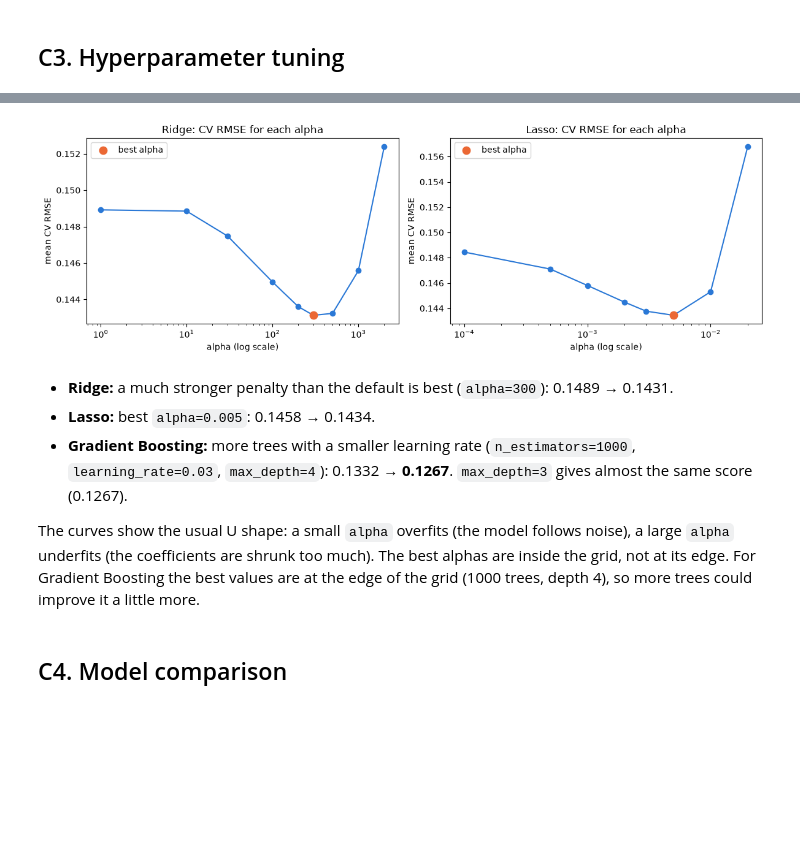
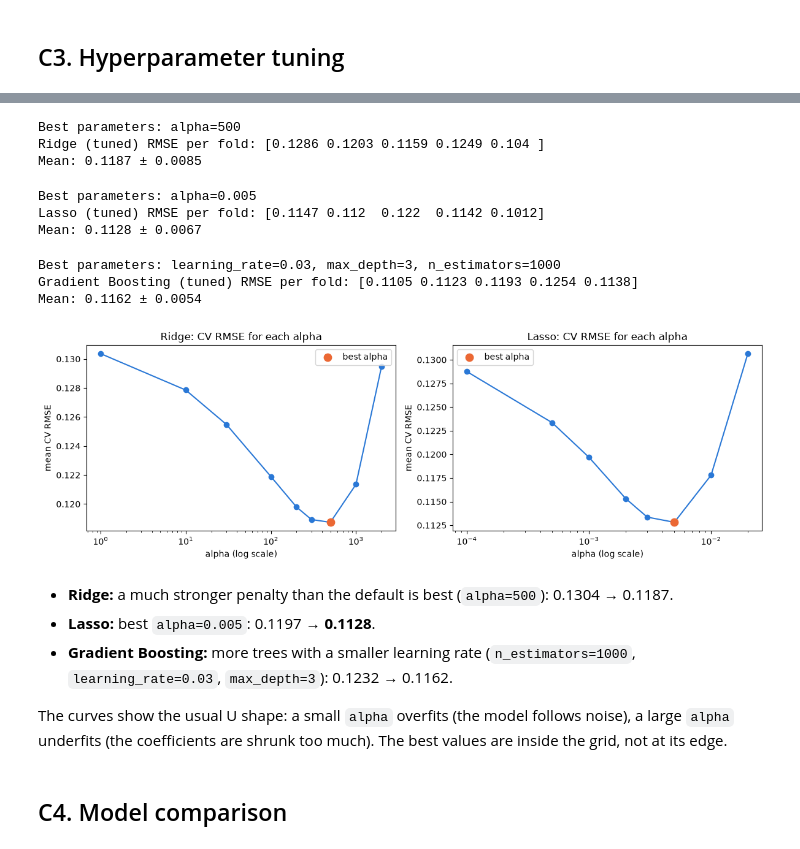
Before and after one commit to barxudaryangor/house-prices-gor-barkhudaryan, a Jupyter notebook: notebooks/02_Models.ipynb, the cells around one changed output, grey strips where cells are left out. Saved outputs shown, nothing was run; the diff lists cells and outputs as text; code cells hidden in the pictures; blank space fills up the shorter version.

```diff
--- a/notebooks/02_Models.ipynb
+++ b/notebooks/02_Models.ipynb
@@ -344,34 +177,79 @@ Mean Gradient Boosting (tuned) RMSE: 0.1267
+# %%
+from sklearn.model_selection import GridSearchCV
+
+
+def tune(model_name, model, param_grid):
+    search = GridSearchCV(model, param_grid, cv=cv, scoring="neg_root_mean_squared_error", n_jobs=-1)
+    search.fit(X, y)
+
+    best = search.best_index_
+    fold_rmse = np.array([-search.cv_results_[f"split{k}_test_score"][best] for k in range(5)])
+    params = ", ".join(f"{key.split('__')[-1]}={value}" for key, value in search.best_params_.items())
+
+    print("Best parameters:", params)
+    add_result(model_name, "tuned", fold_rmse, params)
+    return search
+# %%
+ridge_search = tune(
+    "Ridge",
+    make_pipeline(StandardScaler(), Ridge()),
+    {"ridge__alpha": [1, 10, 30, 100, 200, 300, 500, 1000, 2000]},
+)
+# %% [output]
+Best parameters: alpha=500
+Ridge (tuned) RMSE per fold: [0.1286 0.1203 0.1159 0.1249 0.104 ]
+Mean: 0.1187 ± 0.0085
+# %%
+lasso_search = tune(
+    "Lasso",
+    make_pipeline(StandardScaler(), Lasso(max_iter=50000)),
+    {"lasso__alpha": [0.0001, 0.0005, 0.001, 0.002, 0.003, 0.005, 0.01, 0.02]},
+)
+# %% [output]
+Best parameters: alpha=0.005
+Lasso (tuned) RMSE per fold: [0.1147 0.112  0.122  0.1142 0.1012]
+Mean: 0.1128 ± 0.0067
+# %%
+boosting_search = tune(
+    "Gradient Boosting",
+    GradientBoostingRegressor(subsample=0.8, random_state=42),
+    {
+        "n_estimators": [300, 1000],
+        "learning_rate": [0.03, 0.1],
+        "max_depth": [2, 3, 4],
+    },
+)
+# %% [output]
+Best parameters: learning_rate=0.03, max_depth=3, n_estimators=1000
+Gradient Boosting (tuned) RMSE per fold: [0.1105 0.1123 0.1193 0.1254 0.1138]
+Mean: 0.1162 ± 0.0054
 # %%
 fig, axes = plt.subplots(1, 2, figsize=(12, 4))
 
-for ax, name, alpha_results, best_alpha in [
-    (axes[0], "Ridge", ridge_results, best_ridge_alpha),
-    (axes[1], "Lasso", lasso_results, best_lasso_alpha),
-]:
-    alphas = [alpha for alpha, fold_errors in alpha_results]
-    mean_rmse = [fold_errors.mean() for alpha, fold_errors in alpha_results]
-
-    ax.plot(alphas, mean_rmse, marker="o", color="#2a78d6")
-    ax.scatter(best_alpha, min(mean_rmse), s=80, color="#eb6834", zorder=3, label="best alpha")
+for ax, search, name in [(axes[0], ridge_search, "ridge"), (axes[1], lasso_search, "lasso")]:
+    alphas = search.cv_results_[f"param_{name}__alpha"].data.astype(float)
+    rmse = -search.cv_results_["mean_test_score"]
+    ax.plot(alphas, rmse, marker="o", color="#2a78d6")
+    ax.scatter(search.best_params_[f"{name}__alpha"], -search.best_score_, s=80, color="#eb6834", zorder=3,
+               label="best alpha")
     ax.set_xscale("log")
-    ax.set_title(f"{name}: CV RMSE for each alpha")
+    ax.set_title(f"{name.capitalize()}: CV RMSE for each alpha")
     ax.set_xlabel("alpha (log scale)")
     ax.set_ylabel("mean CV RMSE")
     ax.legend()
 
 plt.tight_layout()
 fig.savefig(figures_dir / "07_regularization_tuning.png", dpi=120)
 plt.show()
 # %% [output]
-[figure, old version]
+[figure, new version]
 # %% [markdown]
-- **Ridge:** a much stronger penalty than the default is best (`alpha=300`): 0.1489 → 0.1431.
-- **Lasso:** best `alpha=0.005`: 0.1458 → 0.1434.
+- **Ridge:** a much stronger penalty than the default is best (`alpha=500`): 0.1304 → 0.1187.
+- **Lasso:** best `alpha=0.005`: 0.1197 → **0.1128**.
 - **Gradient Boosting:** more trees with a smaller learning rate (`n_estimators=1000`, `learning_rate=0.03`,
-  `max_depth=4`): 0.1332 → **0.1267**. `max_depth=3` gives almost the same score (0.1267).
+  `max_depth=3`): 0.1232 → 0.1162.
 
 The curves show the usual U shape: a small `alpha` overfits (the model follows noise), a large `alpha` underfits
-(the coefficients are shrunk too much). The best alphas are inside the grid, not at its edge. For Gradient Boosting
-the best values are at the edge of the grid (1000 trees, depth 4), so more trees could improve it a little more.
+(the coefficients are shrunk too much). The best values are inside the grid, not at its edge.
 # %% [markdown]
 ## C4. Model comparison
```
Also changed, not shown: parts of 45 cells of this notebook, 8 other files.
